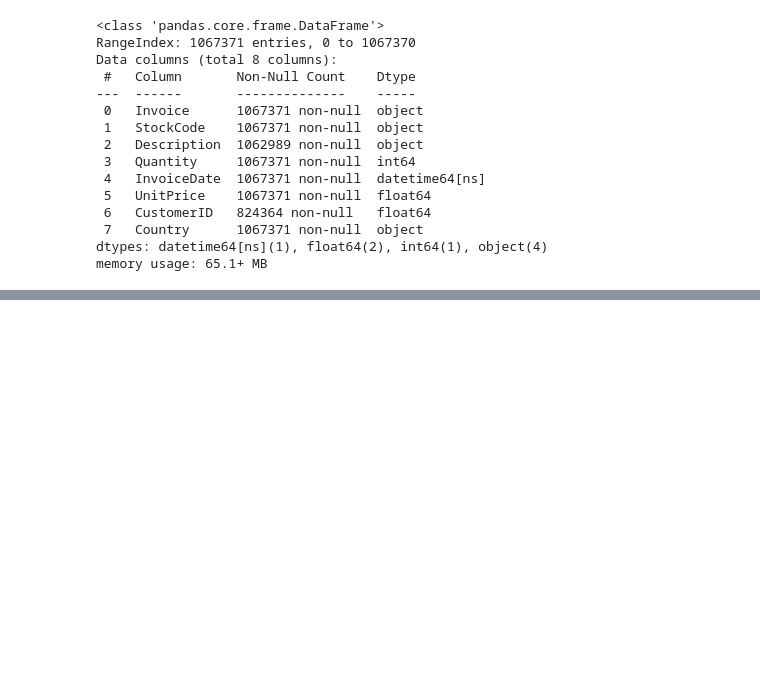
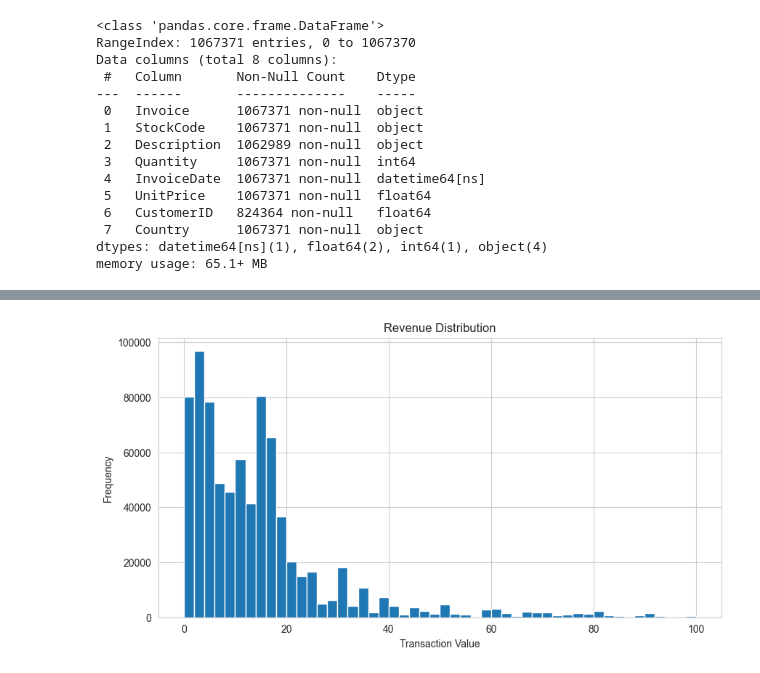
Before and after one commit to nkrishnanAI/ecommerce-analytics, a Jupyter notebook: online retail.ipynb, the cells around one changed output, grey strips where cells are left out. Drawn from its saved outputs; the diff is of its cells as text; code cells hidden in the pictures; blank space fills up the shorter version.

```diff
--- a/online retail.ipynb
+++ b/online retail.ipynb
@@ -55,0 +161,9 @@ memory usage: 65.1+ MB
+# %%
+plt.figure(figsize=(10,5))
+plt.hist(df[df['TotalPrice'] < 100]['TotalPrice'], bins=50)
+plt.title('Revenue Distribution')
+plt.xlabel('Transaction Value')
+plt.ylabel('Frequency')
+plt.show()
+# %% [output]
+[figure, added]
```
Also changed, not shown: parts of 25 cells of this notebook.
